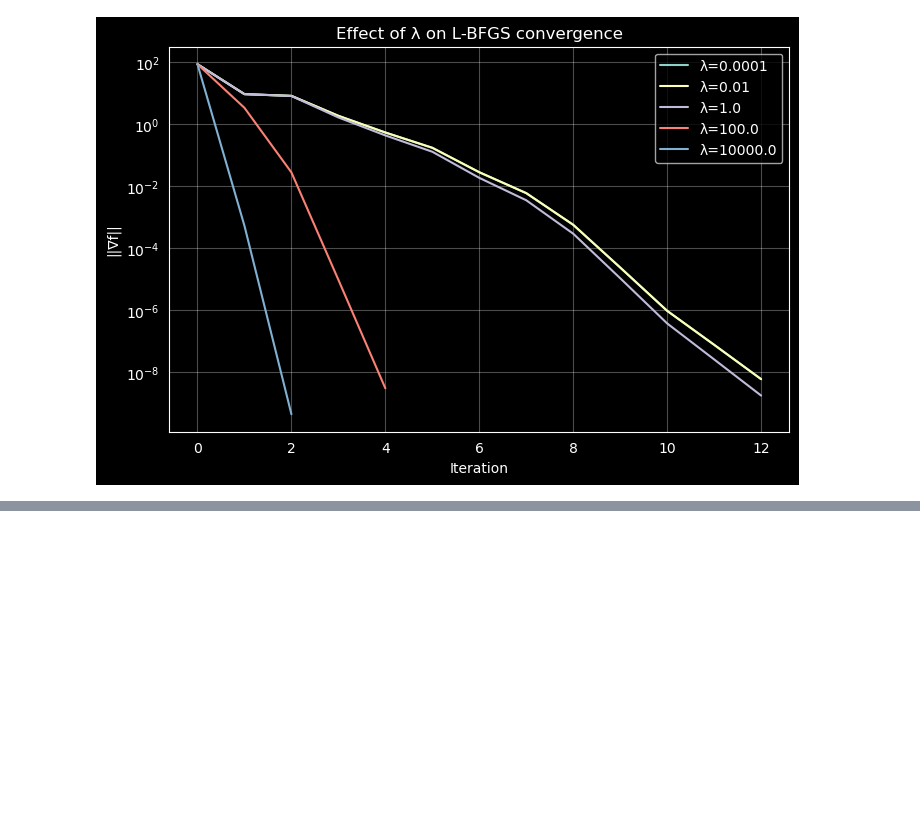
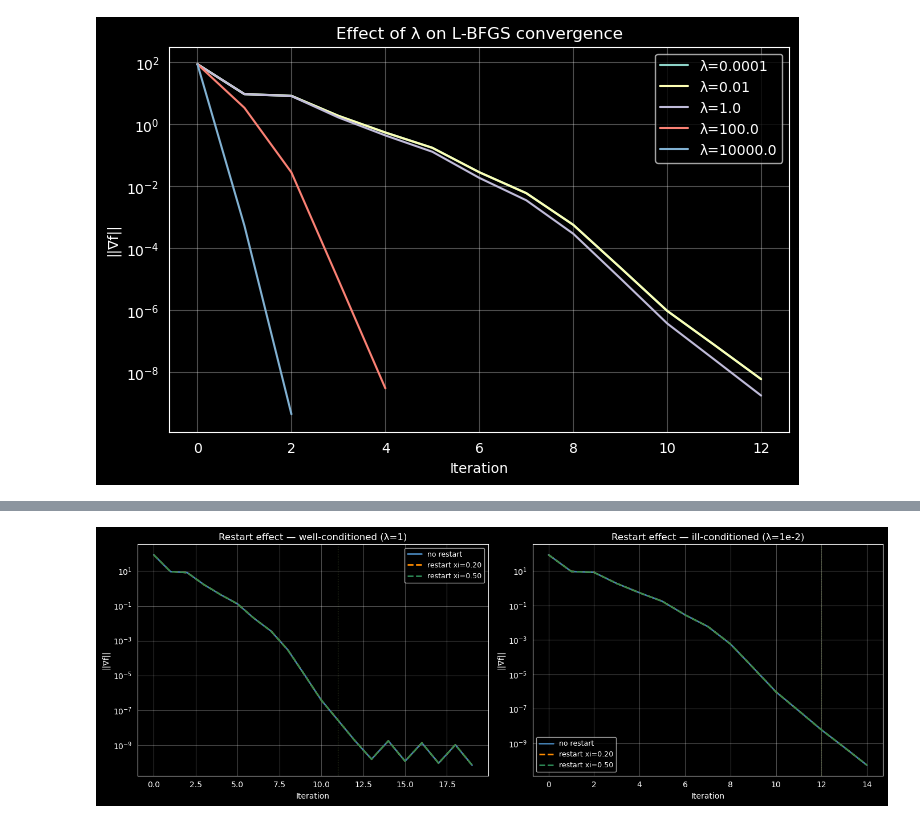
Before and after one commit to GianlucaPanzani/CM-Project-25-26, a Jupyter notebook: 02_lbfgs_experiments.ipynb, the cells around one changed output, grey strips where cells are left out. Cells and saved outputs as stored; diff of their text form; code cells hidden in the pictures; blank space fills up the shorter version.

```diff
--- a/02_lbfgs_experiments.ipynb
+++ b/02_lbfgs_experiments.ipynb
@@ -185,0 +365,28 @@ plt.show()
+# %%
+fig, axes = plt.subplots(1, 2, figsize=(14, 5))
+
+for ax, lam_val, title in zip(
+    axes,
+    [1.0, 1e-2],
+    ['Restart effect — well-conditioned (λ=1)',
+     'Restart effect — ill-conditioned (λ=1e-2)']):
+
+    for label, _ in configs:
+        h = results_restart[lam_val][label]
+        ls_style = '-' if 'no restart' in label else '--'
+        ax.semilogy(h['grad_norm'],
+                    lw=2, ls=ls_style,
+                    color=cfg_colors[label], label=label)
+
+        # Mark restart iterations with vertical lines
+        for rst_k in h['restarts']:
+            ax.axvline(rst_k, color=cfg_colors[label],
+                       alpha=0.35, lw=0.8, ls=':')
+
+    ax.set(xlabel='Iteration', ylabel='||∇f||', title=title)
+    ax.legend(fontsize=9); ax.grid(alpha=0.3)
+
+plt.tight_layout()
+plt.show()
+# %% [output]
+[figure, added]
```
Also changed, not shown: parts of 27 cells of this notebook, 1 other file.
